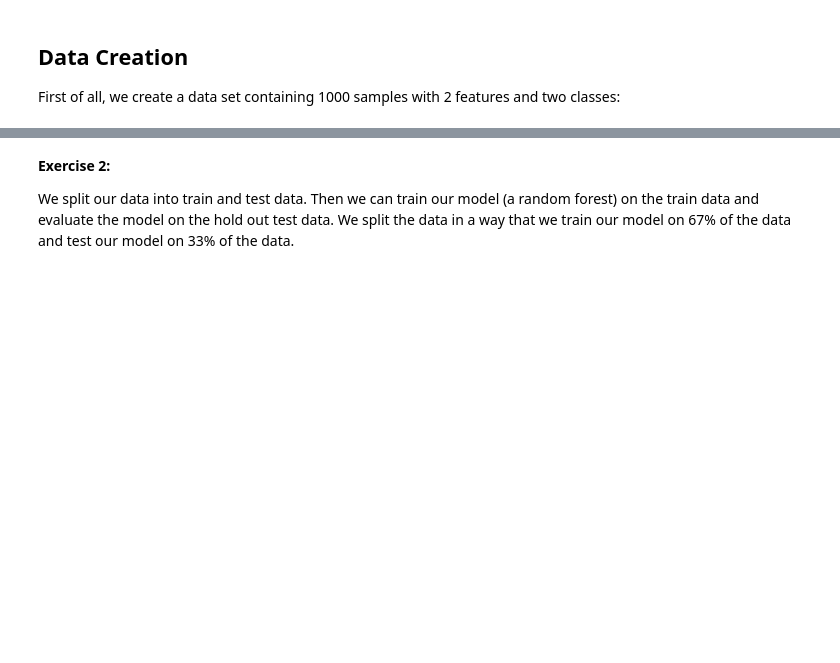
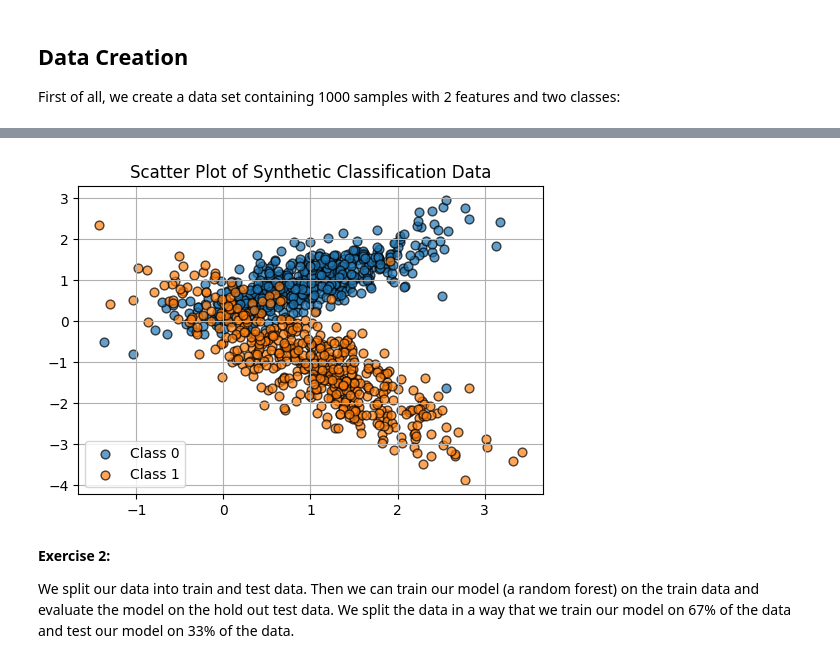
Before and after one commit to mohiuddinshahrukh/ML_LAB_4, a Jupyter notebook: Lab05_RandomForest.ipynb, the cells around one changed output, grey strips where cells are left out. Saved outputs shown, nothing was run; the diff lists cells and outputs as text; code cells hidden in the pictures; blank space fills up the shorter version.

```diff
--- a/Lab05_RandomForest.ipynb
+++ b/Lab05_RandomForest.ipynb
@@ -35,3 +44,22 @@ Visualize the data set. It should look like this:
+# %%
+### WRITE YOUR CODE HERE ###
+plt.figure(figsize=(6, 4))
+# Plot class 0
+plt.scatter(X[y == 0, 0], X[y == 0, 1], label='Class 0',
+            alpha=0.7, edgecolor='k', s=40)
+
+# Plot class 1
+plt.scatter(X[y == 1, 0], X[y == 1, 1], label='Class 1',
+            alpha=0.7, edgecolor='k', s=40)
+
+plt.title("Scatter Plot of Synthetic Classification Data")
+# plt.xlabel("Feature 1")
+# plt.ylabel("Feature 2")
+plt.legend()
+plt.grid(True)
+plt.show()
+# %% [output]
+[figure, added]
 # %% [markdown]
 <b>Exercise 2:</b>
 
```
Also changed, not shown: parts of 24 cells of this notebook.
